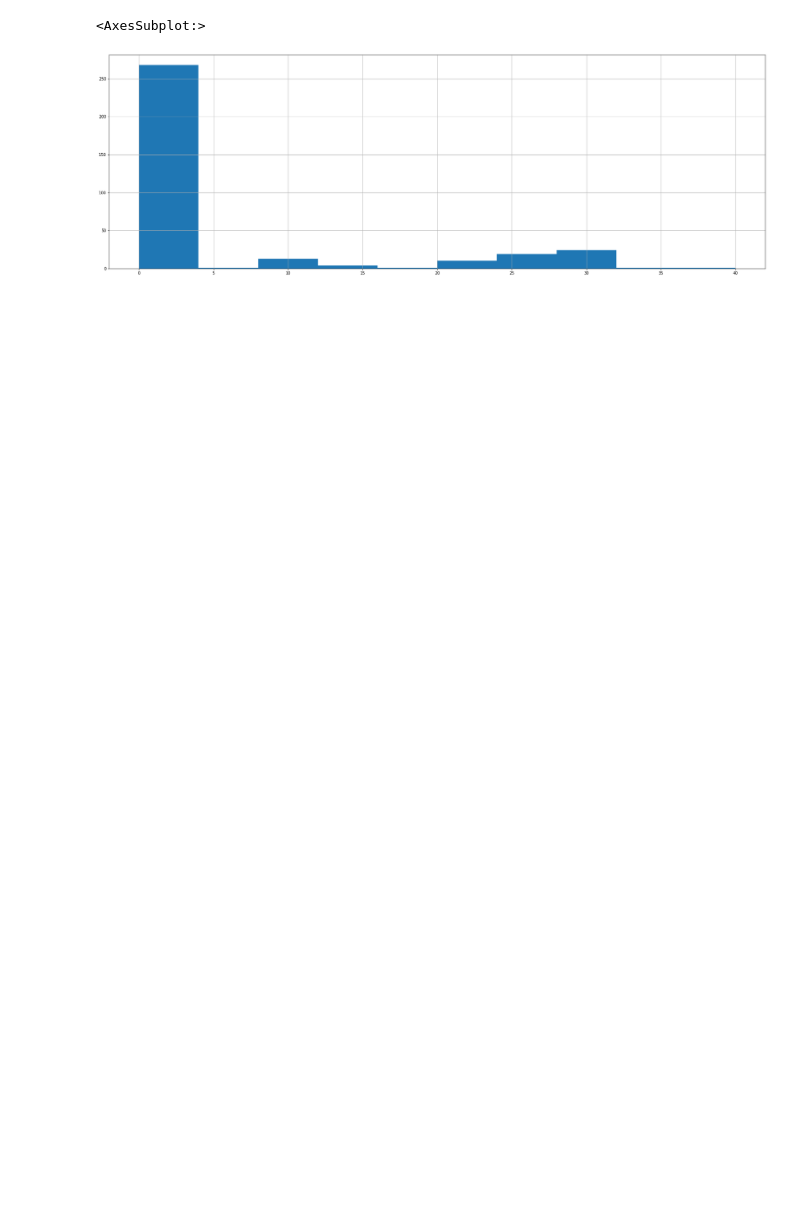
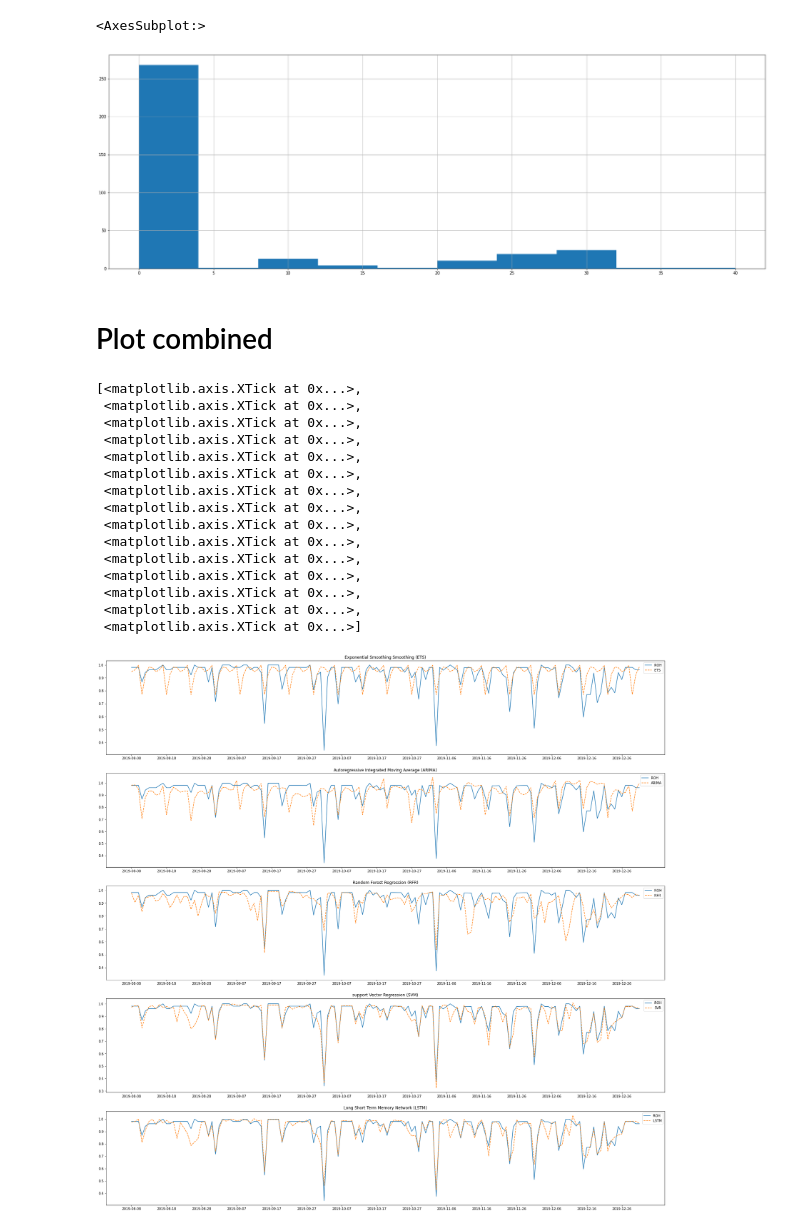
Before and after one commit to ahmadabdullah247/thesis, a Jupyter notebook: plot.ipynb, the cells around one changed output. Drawn from its saved outputs; the diff is of its cells as text; code cells hidden in the pictures; blank space fills up the shorter version.

```diff
--- a/plot.ipynb
+++ b/plot.ipynb
@@ -47,0 +103,64 @@ dx['Definitive'].hist()
+# %% [markdown]
+# Plot combined
+# %%
+import matplotlib as mpl
+import matplotlib.pyplot as plt
+import matplotlib.dates as mdates
+mpl.rcParams['figure.figsize'] = (30, 30)
+# mpl.rcParams['axes.grid'] = True
+# %%
+df = pd.read_csv('dataset/results.csv')
+df = df.drop(columns=['Unnamed: 0','Unnamed: 0.1','Unnamed: 0.1.1','Unnamed: 0.1.1.1'])
+df = df.set_index(['DBA'])
+# %%
+fig, ax = plt.subplots(nrows=5)
+ax[0].plot(df['ROH'], label='ROH')
+ax[0].plot(df.index,df['ETS'], linestyle='--',  label="ETS")
+ax[0].legend(loc='best')
+ax[0].set_title("Exponential Smoothing Smoothing (ETS)")
+ax[0].set_xticks(np.arange(len(df.index),step=10))
+
+ax[1].plot(df['ROH'], label='ROH')
+ax[1].plot(df.index,df['ARIMA'], linestyle='--',  label="ARIMA")
+ax[1].legend(loc='best')
+ax[1].set_title("Autoregressive Integrated Moving Average (ARIMA)")
+ax[1].set_xticks(np.arange(len(df.index),step=10))
+
+ax[2].plot(df['ROH'], label='ROH')
+ax[2].plot(df.index,df['RFR'], linestyle='--',  label="RFR")
+ax[2].legend(loc='best')
+ax[2].set_title("Random Forest Regression (RFR)")
+ax[2].set_xticks(np.arange(len(df.index),step=10))
+
+ax[3].plot(df['ROH'], label='ROH')
+ax[3].plot(df.index,df['SVM'], linestyle='--',  label="SVR")
+ax[3].legend(loc='best')
+ax[3].set_title("support Vector Regression (SVM)")
+ax[3].set_xticks(np.arange(len(df.index),step=10))
+
+ax[4].plot(df['ROH'], label='ROH')
+ax[4].plot(df.index,df['LSTM'], linestyle='--',  label="LSTM")
+ax[4].legend(loc='best')
+ax[4].set_title("Long Short Term Memory Network (LSTM)")
+ax[4].set_xticks(np.arange(len(df.index),step=10))
+# plt.xticks(np.arange(len(df.index),step=10))
+
+# ax.legend(loc='best')
+# ax.set_title("Exponential Smoothing Smoothing ")
+# %% [output]
+[<matplotlib.axis.XTick at 0x...>,
+ <matplotlib.axis.XTick at 0x...>,
+ <matplotlib.axis.XTick at 0x...>,
+ <matplotlib.axis.XTick at 0x...>,
+ <matplotlib.axis.XTick at 0x...>,
+ <matplotlib.axis.XTick at 0x...>,
+ <matplotlib.axis.XTick at 0x...>,
+ <matplotlib.axis.XTick at 0x...>,
+ <matplotlib.axis.XTick at 0x...>,
+ <matplotlib.axis.XTick at 0x...>,
+ <matplotlib.axis.XTick at 0x...>,
+ <matplotlib.axis.XTick at 0x...>,
+ <matplotlib.axis.XTick at 0x...>,
+ <matplotlib.axis.XTick at 0x...>,
+ <matplotlib.axis.XTick at 0x...>]
+[figure, added]
```
Also changed, not shown: parts of 10 cells of this notebook, 6 other files.
